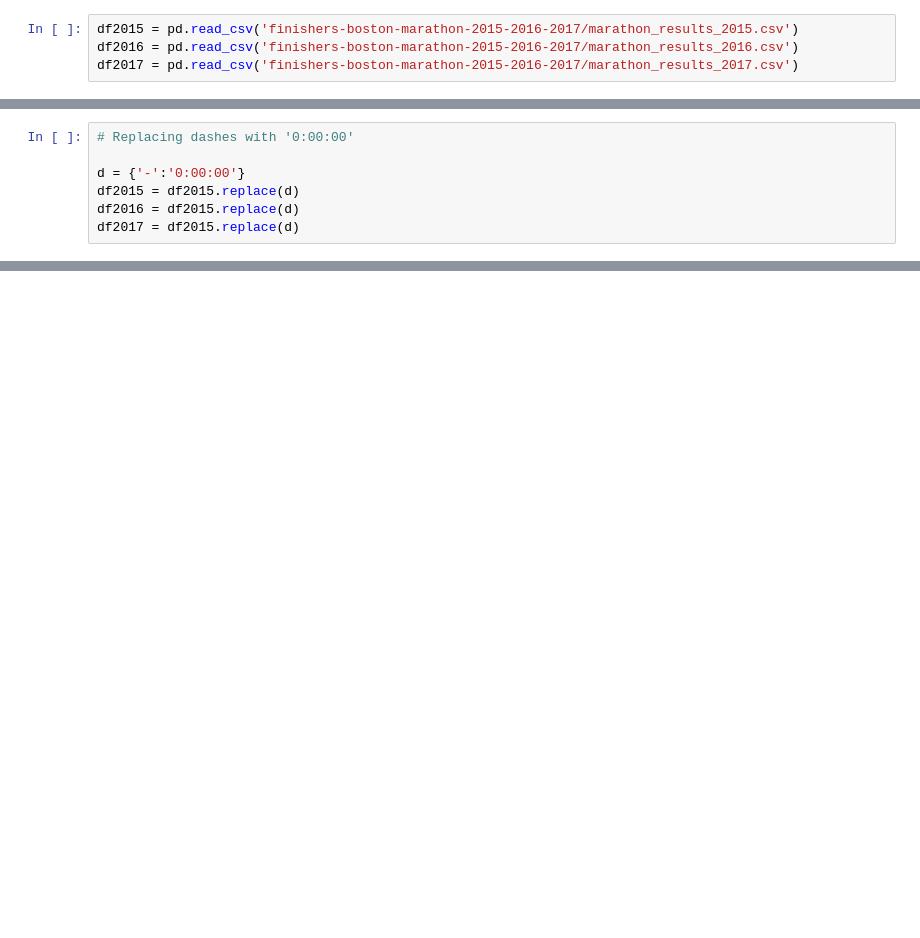
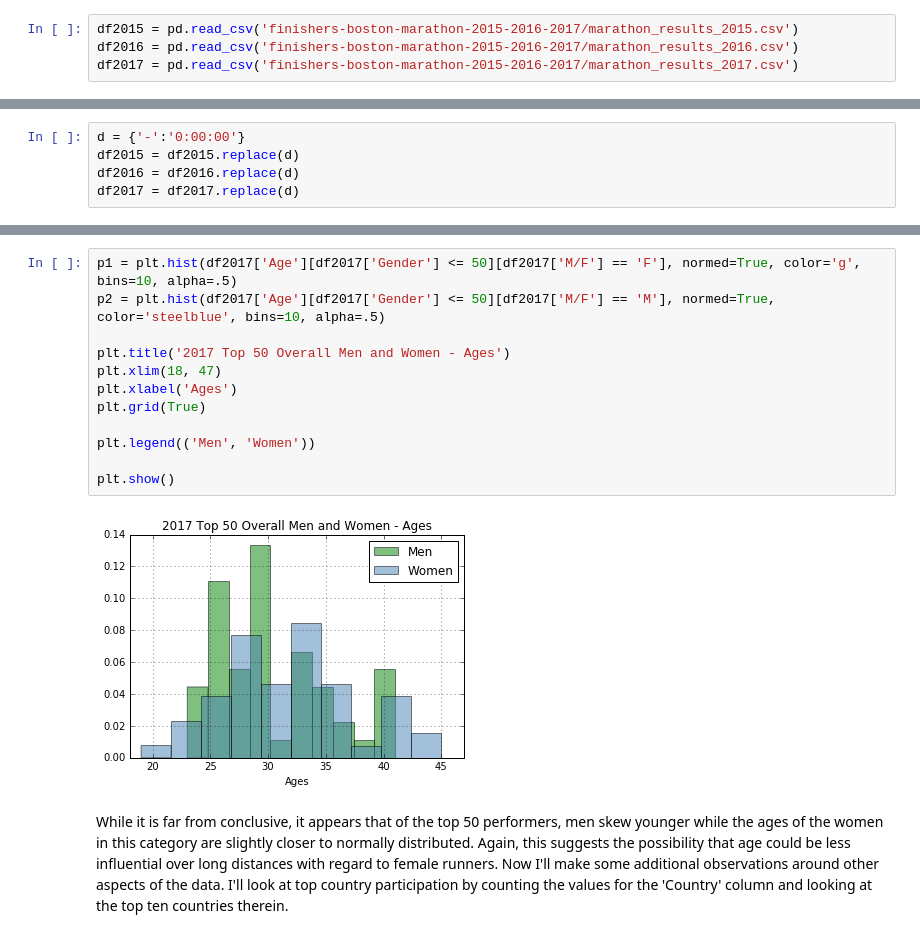
Before and after one commit to Stonberg1/Thinkful, a Jupyter notebook: Capstone Analytic Report.ipynb, the cells around one changed output, grey strips where cells are left out. Drawn from its saved outputs; the diff is of its cells as text; blank space fills up the shorter version.

Commit message:
Capstone Analytic Report
Thinkful Capstone Analytic Report (Final) - Analysis of Boston Marathon data 2015 - 2017.

```diff
--- a/Capstone Analytic Report.ipynb
+++ b/Capstone Analytic Report.ipynb
@@ -90,7 +30,0 @@ def get_sec(time_str):
-# %%
-# Replacing dashes with '0:00:00'
-
-d = {'-':'0:00:00'}
-df2015 = df2015.replace(d)
-df2016 = df2015.replace(d)
-df2017 = df2015.replace(d)
@@ -271,0 +33,5 @@ plt.show()
+# %%
+d = {'-':'0:00:00'}
+df2015 = df2015.replace(d)
+df2016 = df2016.replace(d)
+df2017 = df2017.replace(d)
@@ -271,0 +106,16 @@ plt.show()
+# %%
+p1 = plt.hist(df2017['Age'][df2017['Gender'] <= 50][df2017['M/F'] == 'F'], normed=True, color='g', bins=10, alpha=.5)
+p2 = plt.hist(df2017['Age'][df2017['Gender'] <= 50][df2017['M/F'] == 'M'], normed=True, color='steelblue', bins=10, alpha=.5)
+
+plt.title('2017 Top 50 Overall Men and Women - Ages')
+plt.xlim(18, 47)
+plt.xlabel('Ages')
+plt.grid(True)
+
+plt.legend(('Men', 'Women'))
+
+plt.show()
+# %% [output]
+[figure, added]
+# %% [markdown]
+While it is far from conclusive, it appears that of the top 50 performers, men skew younger while the ages of the women in this category are slightly closer to normally distributed. Again, this suggests the possibility that age could be less influential over long distances with regard to female runners. Now I'll make some additional observations around other aspects of the data. I'll look at top country participation by counting the values for the 'Country' column and looking at the top ten countries therein.
```
Also changed, not shown: parts of 52 cells of this notebook.
